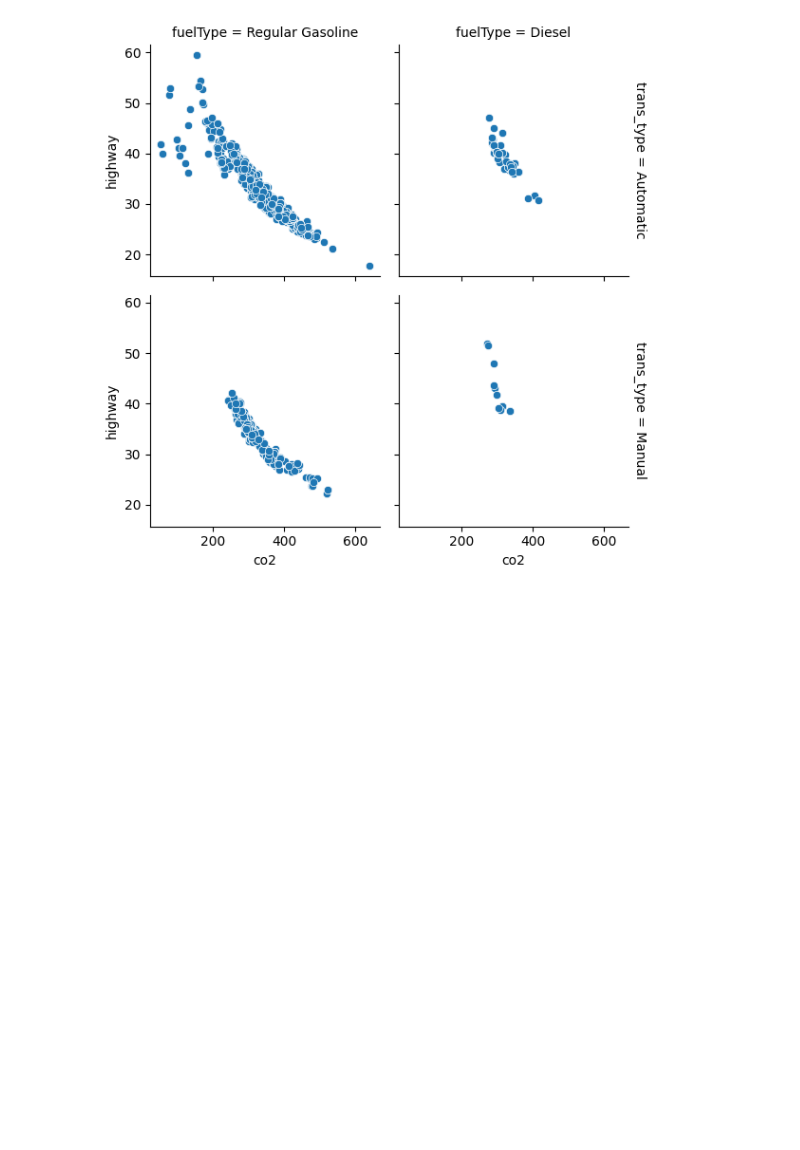
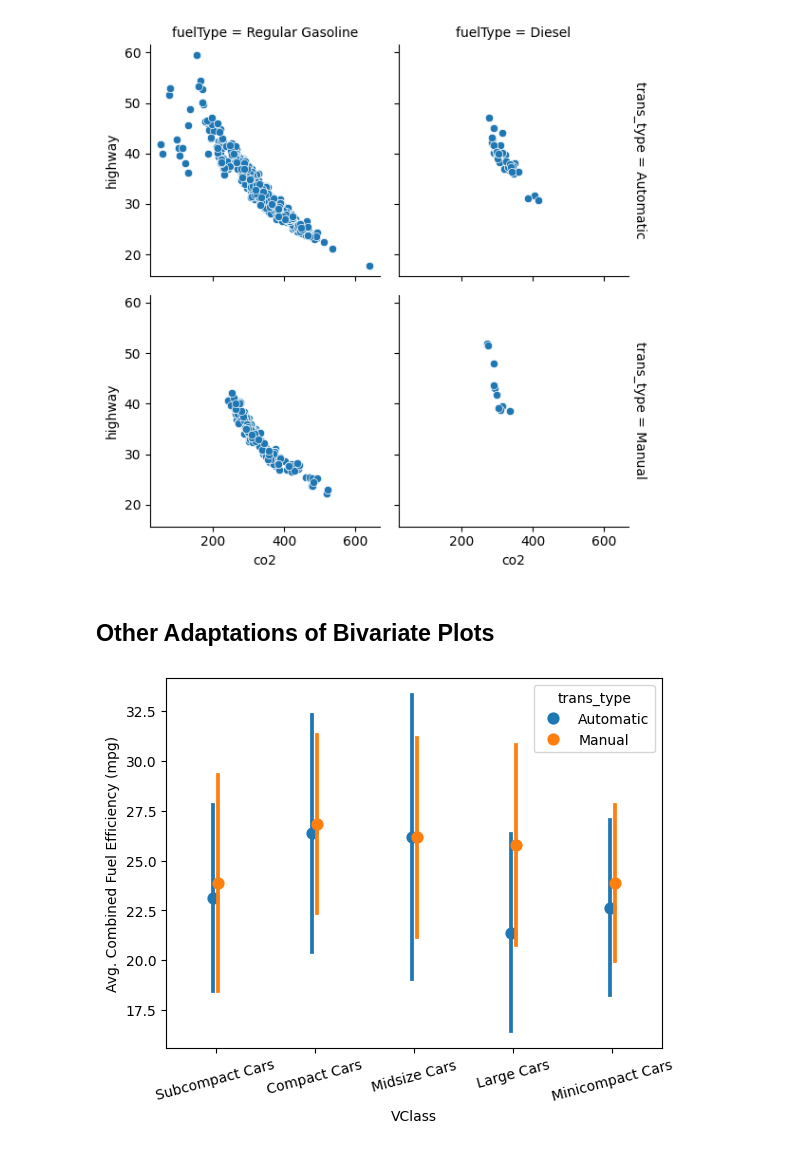
Before and after one commit to sondosaabed/Data-Visualization-with-Matplotlib-and-Seaborn, a Jupyter notebook: L5-Multivariate-Exploration-of-Data/L5-Multivariate-Exploration-of-Data.ipynb, the cells around one changed output. Saved outputs shown, nothing was run; the diff lists cells and outputs as text; code cells hidden in the pictures; blank space fills up the shorter version.

Commit message:
Add Additional other Adaptations of Bivariate Plots lesson and code

```diff
--- a/L5-Multivariate-Exploration-of-Data/L5-Multivariate-Exploration-of-Data.ipynb
+++ b/L5-Multivariate-Exploration-of-Data/L5-Multivariate-Exploration-of-Data.ipynb
@@ -230,3 +230,13 @@ g = sns.FacetGrid(data=df_fueltypes, col='fuelType', row='trans_type', margin_ti
 g.map(sns.scatterplot, 'co2', 'highway');
 # %% [output]
 [figure]
+# %% [markdown]
+## Other Adaptations of Bivariate Plots
+# %%
+sns.pointplot(data=df, x='VClass', y='comb',
+             hue='trans_type', errorbar='sd',
+             linestyles="", dodge=True);
+plt.xticks(rotation = 15)
+plt.ylabel('Avg. Combined Fuel Efficiency (mpg)');
+# %% [output]
+[figure, added]
```
Also changed, not shown: parts of 16 cells of this notebook.
